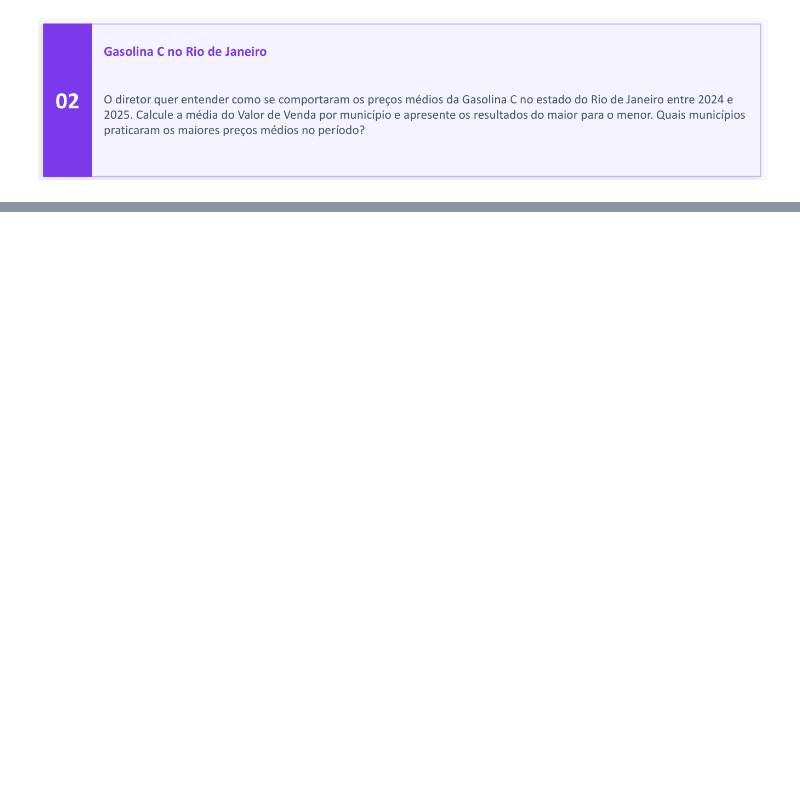
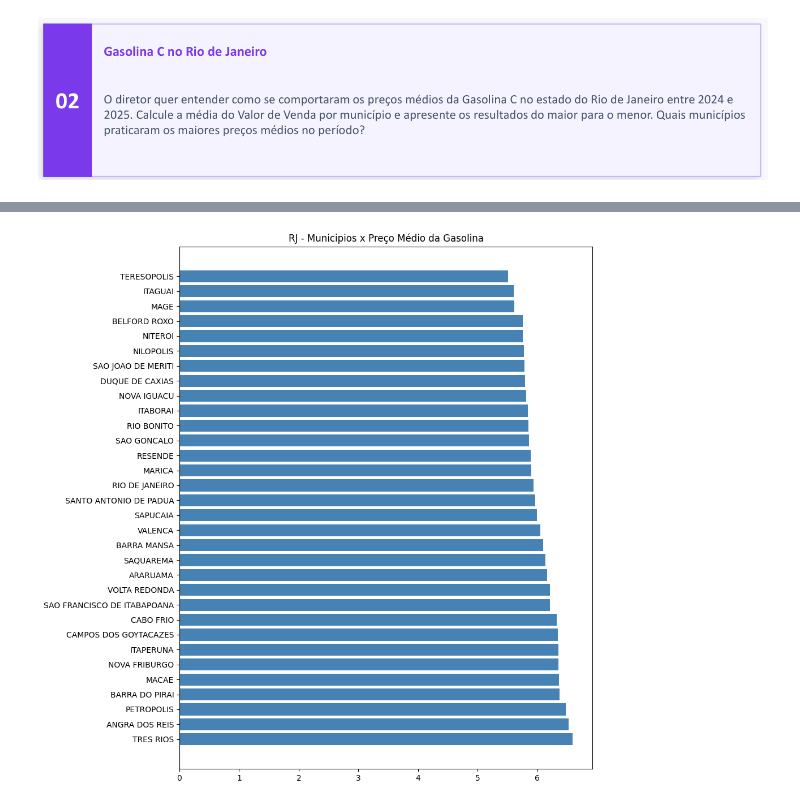
Before and after one commit to reboucasicaro-del/SENAC_DADOS_CASSIO, a Jupyter notebook: arq_04_mini_projeto.ipynb, the cells around one changed output, grey strips where cells are left out. Saved outputs shown, nothing was run; the diff lists cells and outputs as text; code cells hidden in the pictures; blank space fills up the shorter version.

```diff
--- a/arq_04_mini_projeto.ipynb
+++ b/arq_04_mini_projeto.ipynb
@@ -58,0 +89,8 @@ df_media_municipio_rj
+# %%
+plt.figure(figsize=(10, 10))
+plt.barh(df_media_municipio_rj['Municipio'], df_media_municipio_rj['Valor de Venda'], color='steelblue') #cor hexadecimal buscar códigos na internet
+plt.title('RJ - Municipios x Preço Médio da Gasolina')
+plt.tight_layout()
+plt.show()
+# %% [output]
+[figure, added]
```
Also changed, not shown: parts of 14 cells of this notebook, 2 other files.
